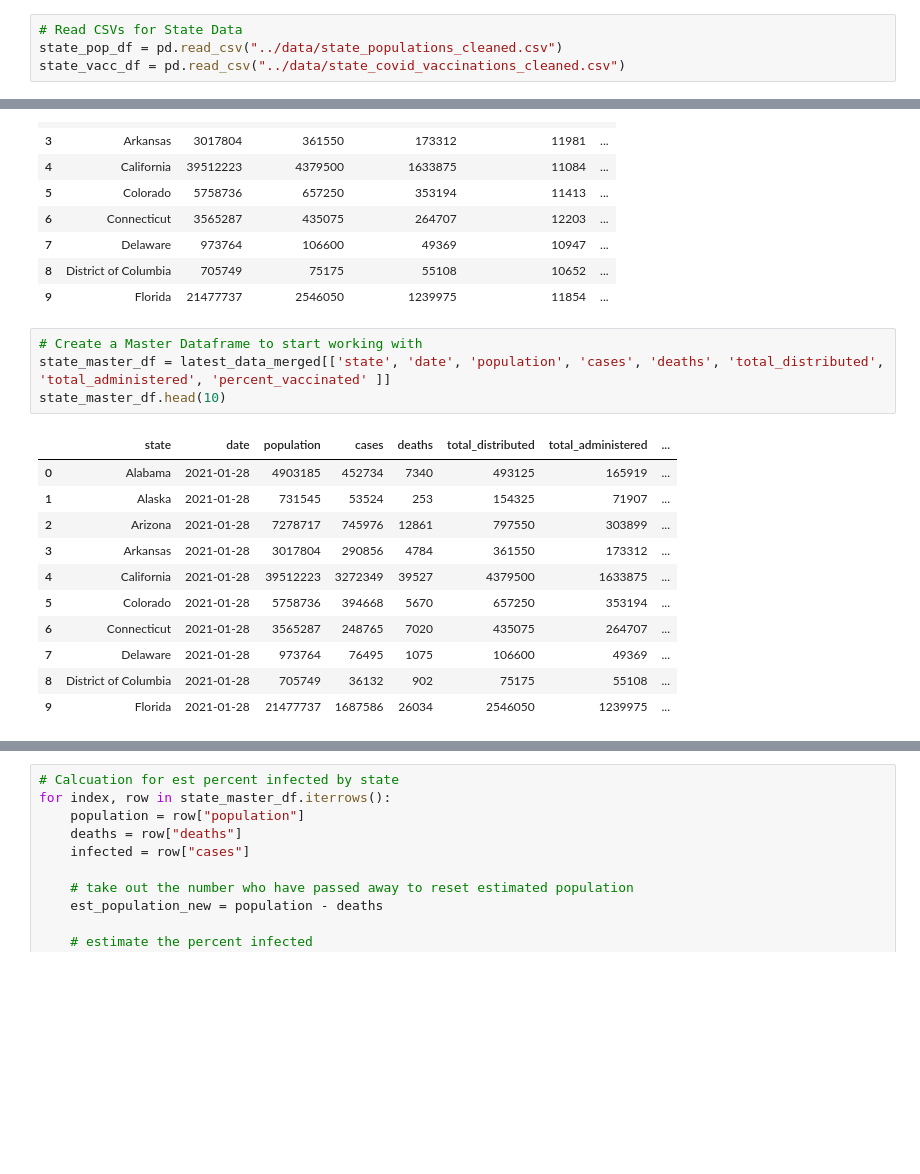
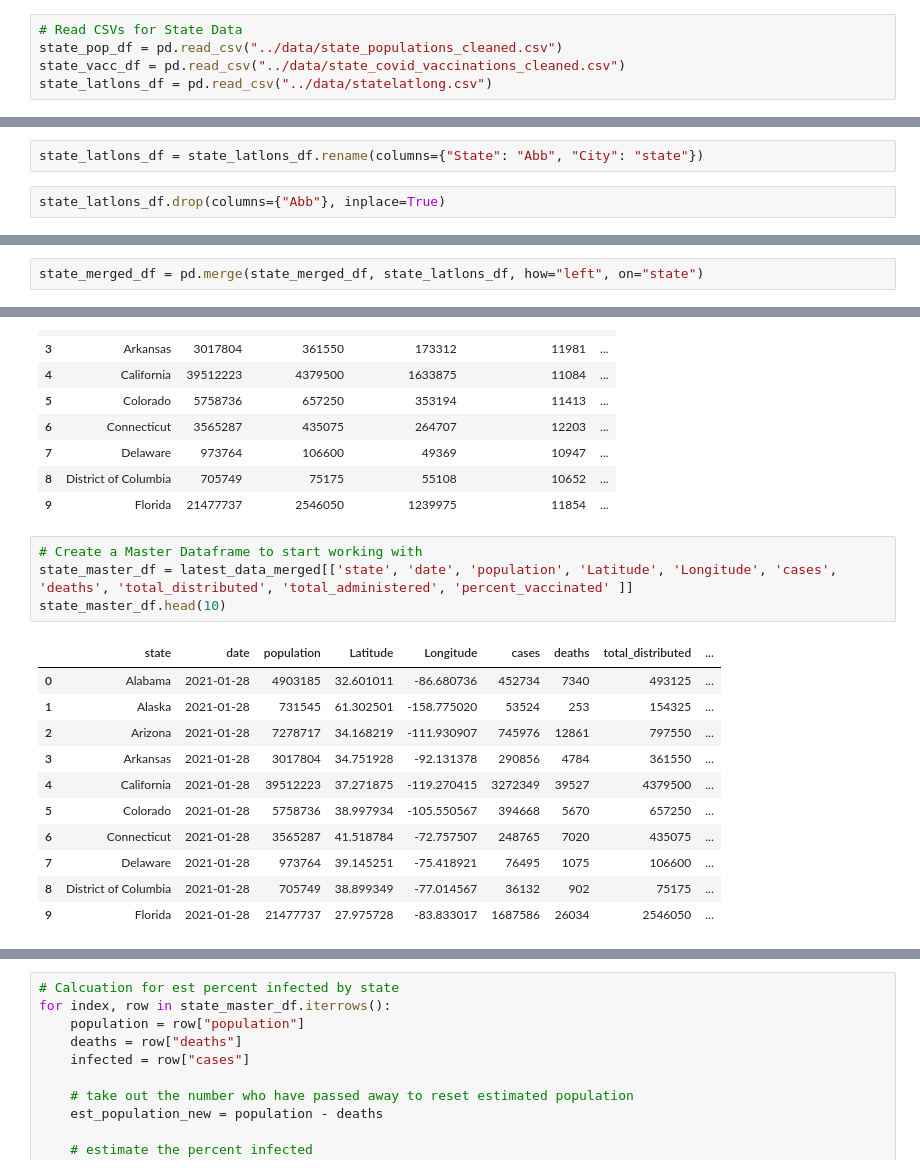
Before and after one commit to CCom20/us-covid-response, a Jupyter notebook: notebooks/data_cleaning_notebook.ipynb, the cells around one changed output, grey strips where cells are left out. Saved outputs shown, nothing was run; the diff lists cells and outputs as text; blank space fills up the shorter version.

```diff
--- a/notebooks/data_cleaning_notebook.ipynb
+++ b/notebooks/data_cleaning_notebook.ipynb
@@ -9,6 +9,7 @@ from sqlalchemy import create_engine
 # Read CSVs for State Data
 state_pop_df = pd.read_csv("../data/state_populations_cleaned.csv")
 state_vacc_df = pd.read_csv("../data/state_covid_vaccinations_cleaned.csv")
+state_latlons_df = pd.read_csv("../data/statelatlong.csv")
 # %%
 # State Populations
 state_pop_df.head()
@@ -31,0 +42,4 @@ state_vacc_df.head()
+# %%
+state_latlons_df = state_latlons_df.rename(columns={"State": "Abb", "City": "state"})
+# %%
+state_latlons_df.drop(columns={"Abb"}, inplace=True)
@@ -40,3 +74,5 @@ state_merged_df.head()
 | 2 | Arizona | 7278717 | 797550 | 303899 | 10957 | ... |
 | 3 | Arkansas | 3017804 | 361550 | 173312 | 11981 | ... |
 | 4 | California | 39512223 | 4379500 | 1633875 | 11084 | ... |
+# %%
+state_merged_df = pd.merge(state_merged_df, state_latlons_df, how="left", on="state")
@@ -178,20 +227,20 @@ latest_data_merged.head(10)
 | 9 | Florida | 21477737 | 2546050 | 1239975 | 11854 | ... |
 # %%
 # Create a Master Dataframe to start working with
-state_master_df = latest_data_merged[['state', 'date', 'population', 'cases', 'deaths', 'total_distributed', 'total_administered', 'percent_vaccinated' ]]
+state_master_df = latest_data_merged[['state', 'date', 'population', 'Latitude', 'Longitude', 'cases', 'deaths', 'total_distributed', 'total_administered', 'percent_vaccinated' ]]
 state_master_df.head(10)
 # %% [output]
-|  | state | date | population | cases | deaths | total_distributed | total_administered | ... |
-| 0 | Alabama | 2021-01-28 | 4903185 | 452734 | 7340 | 493125 | 165919 | ... |
-| 1 | Alaska | 2021-01-28 | 731545 | 53524 | 253 | 154325 | 71907 | ... |
-| 2 | Arizona | 2021-01-28 | 7278717 | 745976 | 12861 | 797550 | 303899 | ... |
-| 3 | Arkansas | 2021-01-28 | 3017804 | 290856 | 4784 | 361550 | 173312 | ... |
-| 4 | California | 2021-01-28 | 39512223 | 3272349 | 39527 | 4379500 | 1633875 | ... |
-| 5 | Colorado | 2021-01-28 | 5758736 | 394668 | 5670 | 657250 | 353194 | ... |
-| 6 | Connecticut | 2021-01-28 | 3565287 | 248765 | 7020 | 435075 | 264707 | ... |
-| 7 | Delaware | 2021-01-28 | 973764 | 76495 | 1075 | 106600 | 49369 | ... |
-| 8 | District of Columbia | 2021-01-28 | 705749 | 36132 | 902 | 75175 | 55108 | ... |
-| 9 | Florida | 2021-01-28 | 21477737 | 1687586 | 26034 | 2546050 | 1239975 | ... |
+|  | state | date | population | Latitude | Longitude | cases | deaths | total_distributed | ... |
+| 0 | Alabama | 2021-01-28 | 4903185 | 32.601011 | -86.680736 | 452734 | 7340 | 493125 | ... |
+| 1 | Alaska | 2021-01-28 | 731545 | 61.302501 | -158.775020 | 53524 | 253 | 154325 | ... |
+| 2 | Arizona | 2021-01-28 | 7278717 | 34.168219 | -111.930907 | 745976 | 12861 | 797550 | ... |
+| 3 | Arkansas | 2021-01-28 | 3017804 | 34.751928 | -92.131378 | 290856 | 4784 | 361550 | ... |
+| 4 | California | 2021-01-28 | 39512223 | 37.271875 | -119.270415 | 3272349 | 39527 | 4379500 | ... |
+| 5 | Colorado | 2021-01-28 | 5758736 | 38.997934 | -105.550567 | 394668 | 5670 | 657250 | ... |
+| 6 | Connecticut | 2021-01-28 | 3565287 | 41.518784 | -72.757507 | 248765 | 7020 | 435075 | ... |
+| 7 | Delaware | 2021-01-28 | 973764 | 39.145251 | -75.418921 | 76495 | 1075 | 106600 | ... |
+| 8 | District of Columbia | 2021-01-28 | 705749 | 38.899349 | -77.014567 | 36132 | 902 | 75175 | ... |
+| 9 | Florida | 2021-01-28 | 21477737 | 27.975728 | -83.833017 | 1687586 | 26034 | 2546050 | ... |
 # %%
 # Create empty column to calculate estimated percent infected to date
 state_master_df["est_percent_infected_to_date"] = ""
```
Also changed, not shown: parts of 9 cells of this notebook, 59 other files.
